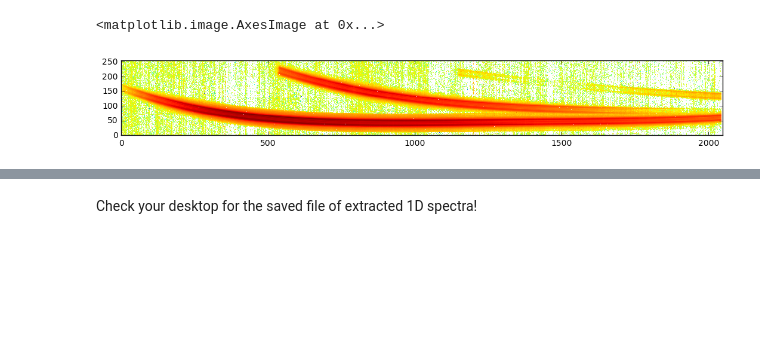
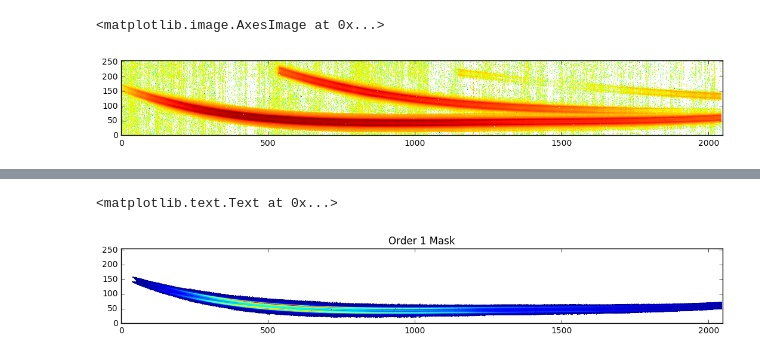
Before and after one commit to ExoCTK/ETEO_JWST, a Jupyter notebook: extract1D/Extract Time Series Spectra.ipynb, the cells around one changed output, grey strips where cells are left out. Drawn from its saved outputs; the diff is of its cells as text; code cells hidden in the pictures; blank space fills up the shorter version.

Commit message:
Put in GJ436 data as placeholder.

```diff
--- a/extract1D/Extract Time Series Spectra.ipynb
+++ b/extract1D/Extract Time Series Spectra.ipynb
@@ -49,6 +48,6 @@ FILTER  = 'CLEAR   '           / Name of the filter element used
 # %%
 # Let's grab the 2D data using a workaround for Github's 100MB file size limit!
 # Normally, we would just do `data2D = fits.getdata(filename)'
-data2D = np.concatenate([np.load(fn) for fn in glob.glob('data/*.npy')])
+data2D = np.concatenate([np.load(fn) for fn in glob.glob('data/niriss_soss*.npy')])[:,:,::-1]
 print(data2D.shape)
 # %% [output]
@@ -87,2 +73,15 @@ Total # of integrations: 333
-# %% [markdown]
-Check your desktop for the saved file of extracted 1D spectra!
+# %%
+# Get the 1st order mask
+mask = np.load('data/sim_mask.npy')[:,::-1]
+
+# Make it the correct shape
+full_mask = np.dstack([mask]*len(data2D)).T.swapaxes(1,2)
+
+# Mask the 2D data
+masked_data2D = np.ma.array(data2D.copy(), mask=full_mask)
+plt.figure(figsize=(13,2))
+plt.imshow(masked_data2D[0], origin='lower')
+plt.title('Order 1 Mask')
+# %% [output]
+<matplotlib.text.Text at 0x...>
+[figure, added]
```
Also changed, not shown: parts of 9 cells of this notebook, 9 other files.
